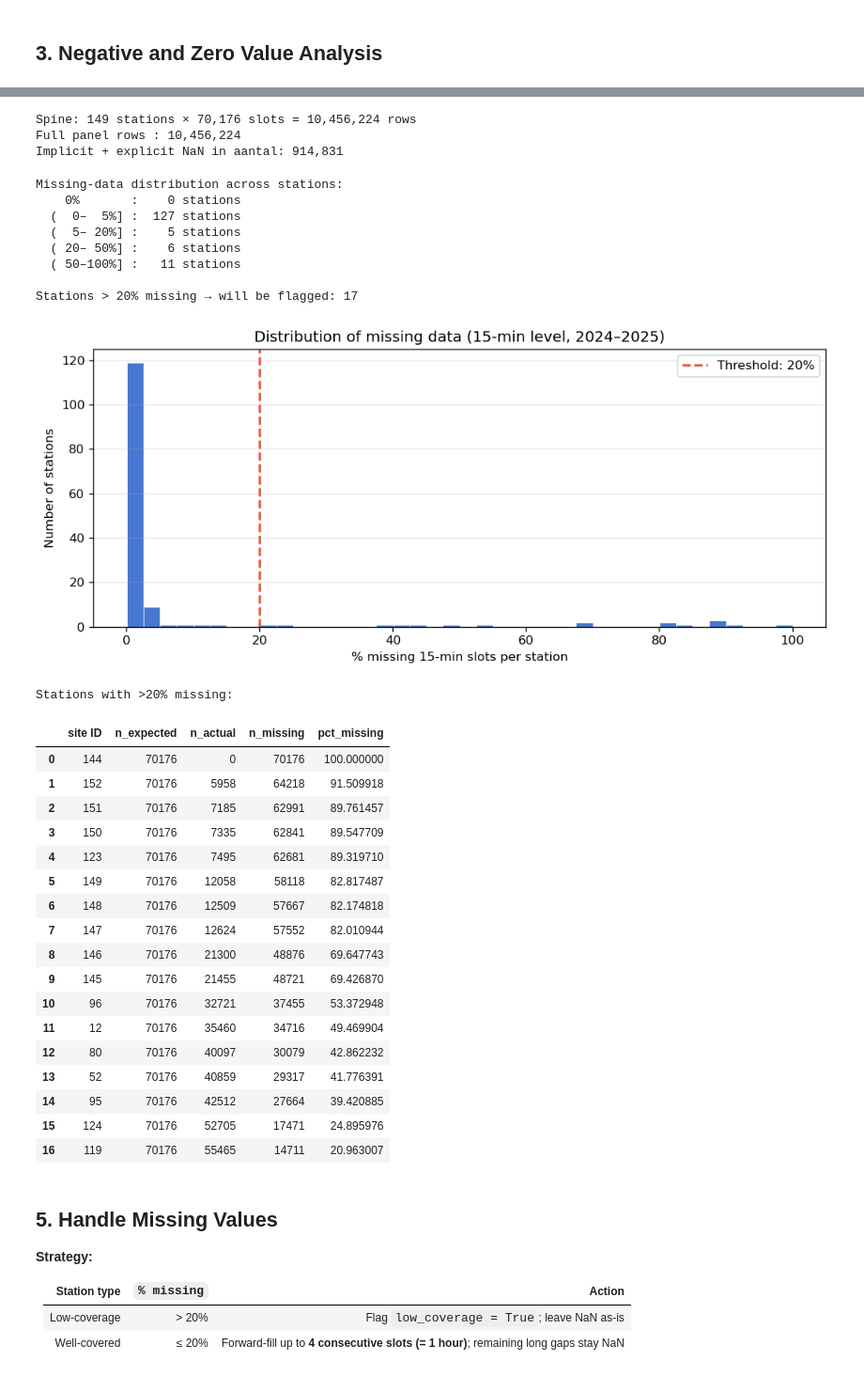
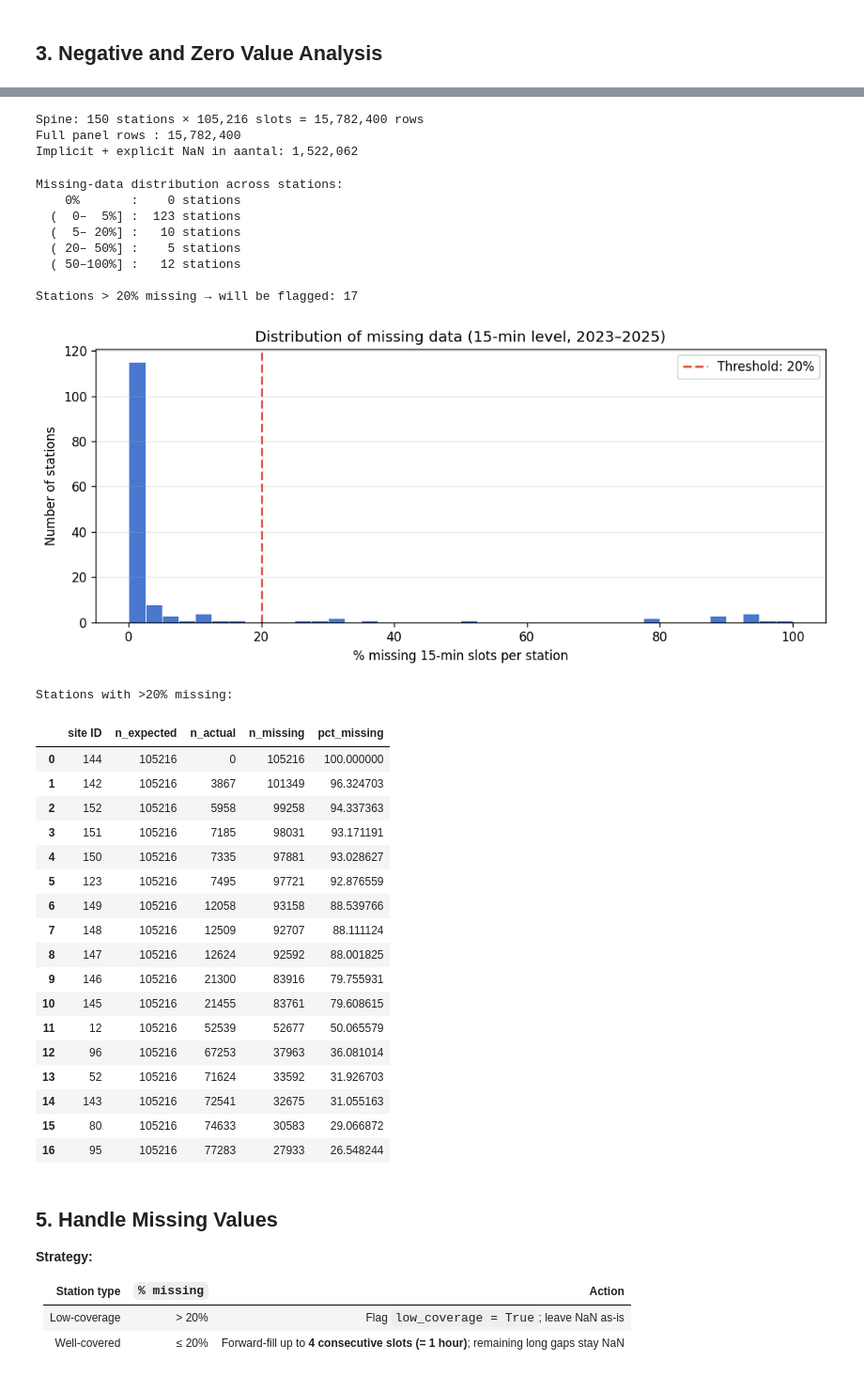
Before and after one commit to Queena34/mda-cycling-weather-group6, a Jupyter notebook: notebooks/02_data_cleaning.ipynb, the cells around one changed output, grey strips where cells are left out. Shown at 94% size. Cells and saved outputs as stored; diff of their text form; code cells hidden in the pictures.

Commit message:
Extend data cleaning to 2023-2025

```diff
--- a/notebooks/02_data_cleaning.ipynb
+++ b/notebooks/02_data_cleaning.ipynb
@@ -33,11 +33,11 @@ FIGS      = ROOT / "outputs" / "figures"
 PROCESSED.mkdir(parents=True, exist_ok=True)
 FIGS.mkdir(parents=True, exist_ok=True)
 
-STUDY_YEARS  = {2024, 2025}
-SPINE_START  = pd.Timestamp("2024-01-01 00:00")
+STUDY_YEARS  = {2023, 2024, 2025}
+SPINE_START  = pd.Timestamp("2023-01-01 00:00")
 SPINE_END    = pd.Timestamp("2025-12-31 23:45")
-# 2024 = 366 days, 2025 = 365 days → 731 × 96 = 70 176 slots per station
-N_SLOTS      = 731 * 96
+# 2023 = 365 days, 2024 = 366 days, 2025 = 365 days → 1096 × 96 = 105,216 slots per station
+N_SLOTS      = 1096 * 96
 
 MISS_THRESH  = 0.20   # >20% missing → flagged, not imputed
 FFILL_LIMIT  = 4      # max consecutive slots to forward-fill (= 1 hour)
@@ -359,9 +362,9 @@ df_full = spine.merge(df, on=["site ID", "van"], how="left")
 print(f"Full panel rows : {len(df_full):,}")
 print(f"Implicit + explicit NaN in aantal: {df_full['aantal'].isna().sum():,}")
 # %% [output]
-Spine: 149 stations × 70,176 slots = 10,456,224 rows
-Full panel rows : 10,456,224
-Implicit + explicit NaN in aantal: 914,831
+Spine: 150 stations × 105,216 slots = 15,782,400 rows
+Full panel rows : 15,782,400
+Implicit + explicit NaN in aantal: 1,522,062
 # %%
 # ── per-station missing statistics ────────────────────────────────────────────
 miss_stats = (
@@ -383,58 +386,58 @@ for lo, hi in zip(bins, bins[1:]):
     mask = (miss_stats["pct_missing"] > lo) & (miss_stats["pct_missing"] <= hi)
     print(f"  ({lo:>3}–{hi:>3}%] : {mask.sum():>4} stations")
 
 n_high = (miss_stats["pct_missing"] > MISS_THRESH * 100).sum()
 print(f"\nStations > {MISS_THRESH*100:.0f}% missing → will be flagged: {n_high}")
 
 fig, ax = plt.subplots(figsize=(9, 4))
 ax.hist(miss_stats["pct_missing"], bins=40, color="#4878d0",
         edgecolor="white", linewidth=0.5)
 ax.axvline(MISS_THRESH * 100, color="#e25c46", lw=1.8, ls="--",
            label=f"Threshold: {MISS_THRESH*100:.0f}%")
 ax.set_xlabel("% missing 15-min slots per station")
 ax.set_ylabel("Number of stations")
-ax.set_title("Distribution of missing data (15-min level, 2024–2025)")
+ax.set_title("Distribution of missing data (15-min level, 2023–2025)")
 ax.legend()
 ax.grid(axis="y", alpha=0.3)
 fig.tight_layout()
 fig.savefig(FIGS / "fig05_missing_histogram.png", dpi=150)
 plt.show()
 
 print("\nStations with >20% missing:")
 display(
     miss_stats[miss_stats["pct_missing"] > MISS_THRESH * 100]
     .sort_values("pct_missing", ascending=False)
     .reset_index(drop=True)
 )
 # %% [output]
 Missing-data distribution across stations:
     0%       :    0 stations
-  (  0–  5%] :  127 stations
-  (  5– 20%] :    5 stations
-  ( 20– 50%] :    6 stations
-  ( 50–100%] :   11 stations
+  (  0–  5%] :  123 stations
+  (  5– 20%] :   10 stations
+  ( 20– 50%] :    5 stations
+  ( 50–100%] :   12 stations
 
 Stations > 20% missing → will be flagged: 17
-[figure, old version]
+[figure, new version]
 Stations with >20% missing:
 |  | site ID | n_expected | n_actual | n_missing | pct_missing |
-| 0 | 144 | 70176 | 0 | 70176 | 100.000000 |
-| 1 | 152 | 70176 | 5958 | 64218 | 91.509918 |
-| 2 | 151 | 70176 | 7185 | 62991 | 89.761457 |
-| 3 | 150 | 70176 | 7335 | 62841 | 89.547709 |
-| 4 | 123 | 70176 | 7495 | 62681 | 89.319710 |
-| 5 | 149 | 70176 | 12058 | 58118 | 82.817487 |
-| 6 | 148 | 70176 | 12509 | 57667 | 82.174818 |
-| 7 | 147 | 70176 | 12624 | 57552 | 82.010944 |
-| 8 | 146 | 70176 | 21300 | 48876 | 69.647743 |
-| 9 | 145 | 70176 | 21455 | 48721 | 69.426870 |
-| 10 | 96 | 70176 | 32721 | 37455 | 53.372948 |
-| 11 | 12 | 70176 | 35460 | 34716 | 49.469904 |
-| 12 | 80 | 70176 | 40097 | 30079 | 42.862232 |
-| 13 | 52 | 70176 | 40859 | 29317 | 41.776391 |
-| 14 | 95 | 70176 | 42512 | 27664 | 39.420885 |
-| 15 | 124 | 70176 | 52705 | 17471 | 24.895976 |
-| 16 | 119 | 70176 | 55465 | 14711 | 20.963007 |
+| 0 | 144 | 105216 | 0 | 105216 | 100.000000 |
+| 1 | 142 | 105216 | 3867 | 101349 | 96.324703 |
+| 2 | 152 | 105216 | 5958 | 99258 | 94.337363 |
+| 3 | 151 | 105216 | 7185 | 98031 | 93.171191 |
+| 4 | 150 | 105216 | 7335 | 97881 | 93.028627 |
+| 5 | 123 | 105216 | 7495 | 97721 | 92.876559 |
+| 6 | 149 | 105216 | 12058 | 93158 | 88.539766 |
+| 7 | 148 | 105216 | 12509 | 92707 | 88.111124 |
+| 8 | 147 | 105216 | 12624 | 92592 | 88.001825 |
+| 9 | 146 | 105216 | 21300 | 83916 | 79.755931 |
+| 10 | 145 | 105216 | 21455 | 83761 | 79.608615 |
+| 11 | 12 | 105216 | 52539 | 52677 | 50.065579 |
+| 12 | 96 | 105216 | 67253 | 37963 | 36.081014 |
+| 13 | 52 | 105216 | 71624 | 33592 | 31.926703 |
+| 14 | 143 | 105216 | 72541 | 32675 | 31.055163 |
+| 15 | 80 | 105216 | 74633 | 30583 | 29.066872 |
+| 16 | 95 | 105216 | 77283 | 27933 | 26.548244 |
 # %% [markdown]
 ## 5. Handle Missing Values
 
```
Also changed, not shown: parts of 16 cells of this notebook.
